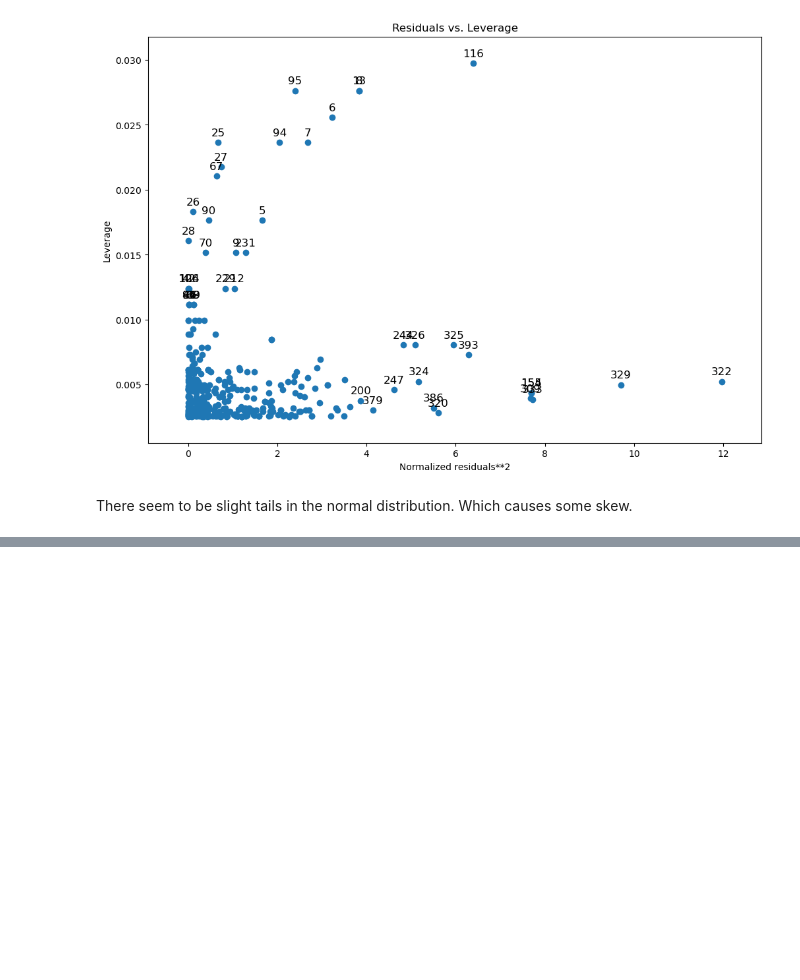
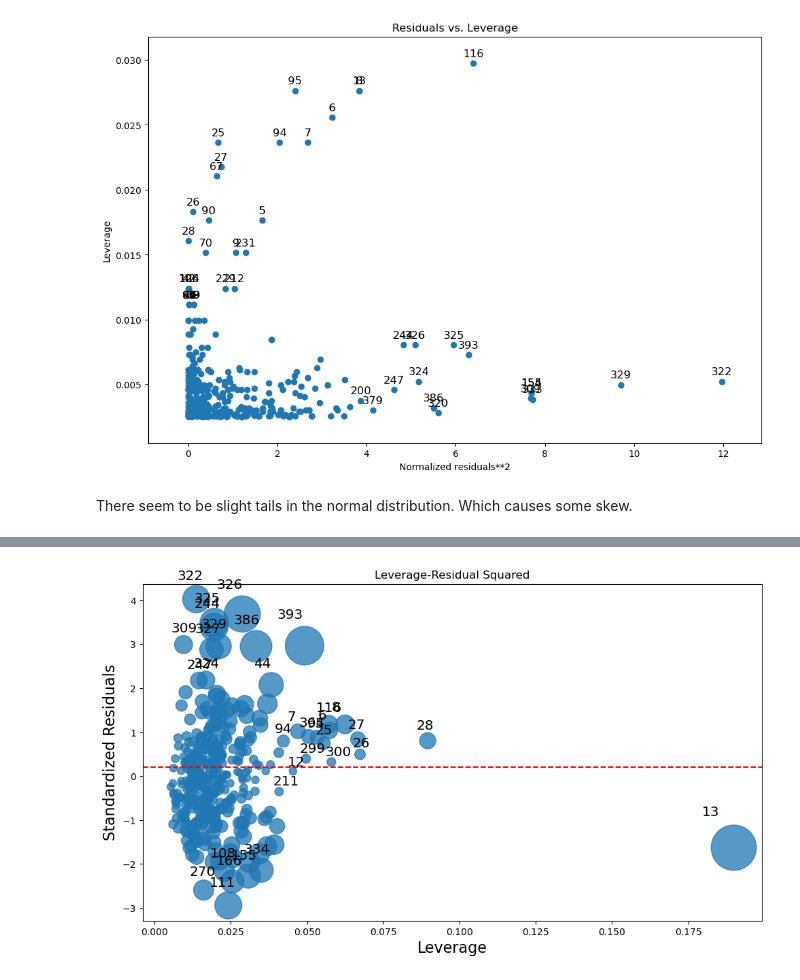
Before and after one commit to basilwong/Sharing_ISL_python, a Jupyter notebook: Chapter_3_applied_excercises.ipynb, the cells around one changed output, grey strips where cells are left out. Saved outputs shown, nothing was run; the diff lists cells and outputs as text; code cells hidden in the pictures; blank space fills up the shorter version.

```diff
--- a/Chapter_3_applied_excercises.ipynb
+++ b/Chapter_3_applied_excercises.ipynb
@@ -158,0 +309,17 @@ There seem to be slight tails in the normal distribution. Which causes some skew
+# %%
+# Generate the Leverage-Residual Squared plot with custom formatting
+fig, ax = plt.subplots(figsize=(10, 6))
+
+sm.graphics.influence_plot(results, ax=ax, criterion="cooks")
+
+# Customize the appearance of the plot
+ax.set_title('Leverage-Residual Squared')
+ax.set_xlabel('Leverage')
+ax.set_ylabel('Standardized Residuals')
+
+# Add a dashed line to indicate Cook's distance threshold
+ax.axhline(y=4 / len(X)**0.5, color='r', linestyle='dashed')
+
+plt.tight_layout()
+plt.show()
+# %% [output]
@@ -158,0 +343 @@ There seem to be slight tails in the normal distribution. Which causes some skew
+[figure, added]
```
Also changed, not shown: parts of 78 cells of this notebook.
